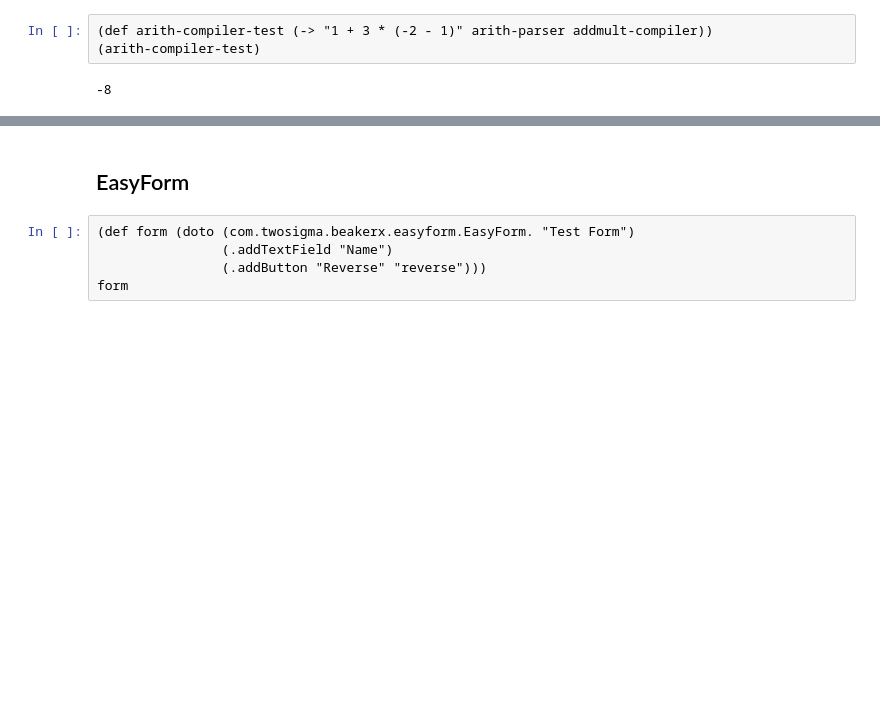
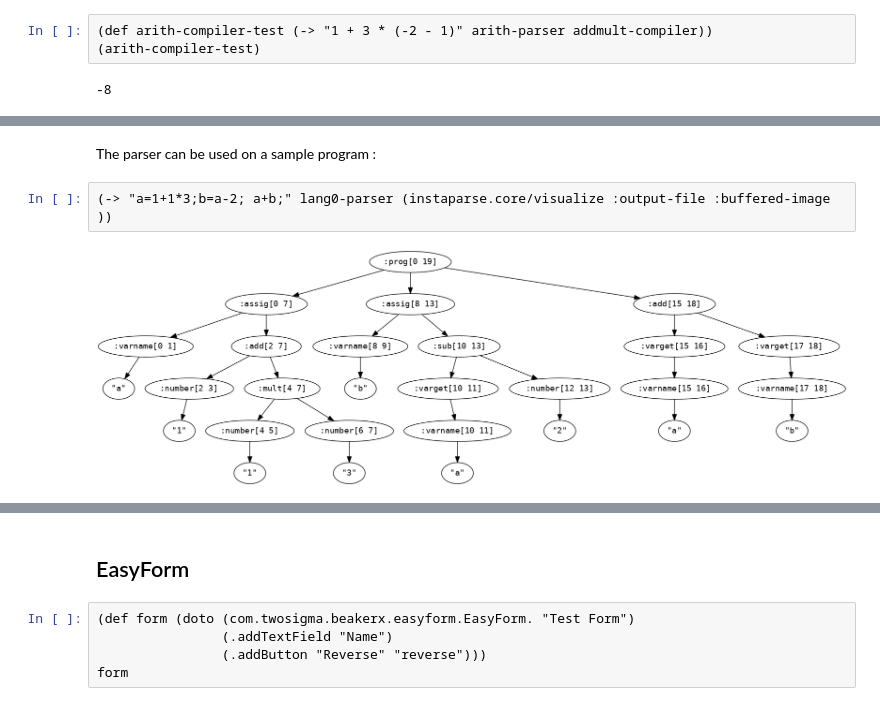
Before and after one commit to bhugueney/binder-test, a Jupyter notebook: Clojure.ipynb, the cells around one changed output, grey strips where cells are left out. Drawn from its saved outputs; the diff is of its cells as text; blank space fills up the shorter version.

Commit message:
lang0 parser, interpreter and compiler

```diff
--- a/Clojure.ipynb
+++ b/Clojure.ipynb
@@ -508,0 +536,6 @@ For exactly the same reason, the compiler is exactly the same as the **addmult**
+# %% [markdown]
+The parser can be used on a sample program :
+# %%
+(-> "a=1+1*3;b=a-2; a+b;" lang0-parser (instaparse.core/visualize :output-file :buffered-image ))
+# %% [output]
+[figure, added]
```
Also changed, not shown: parts of 22 cells of this notebook.
